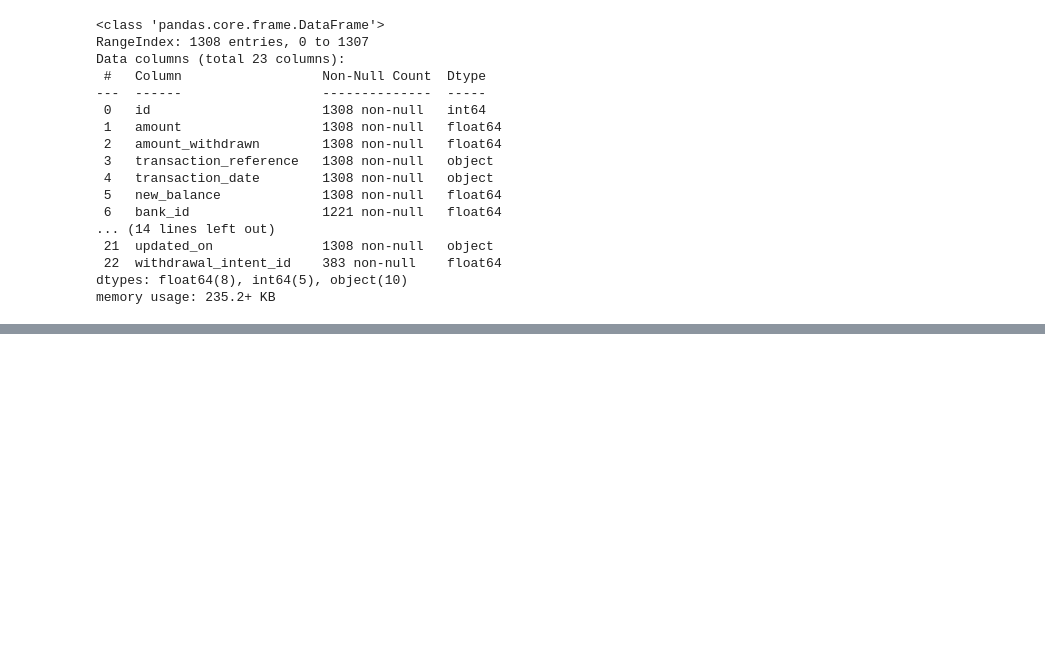
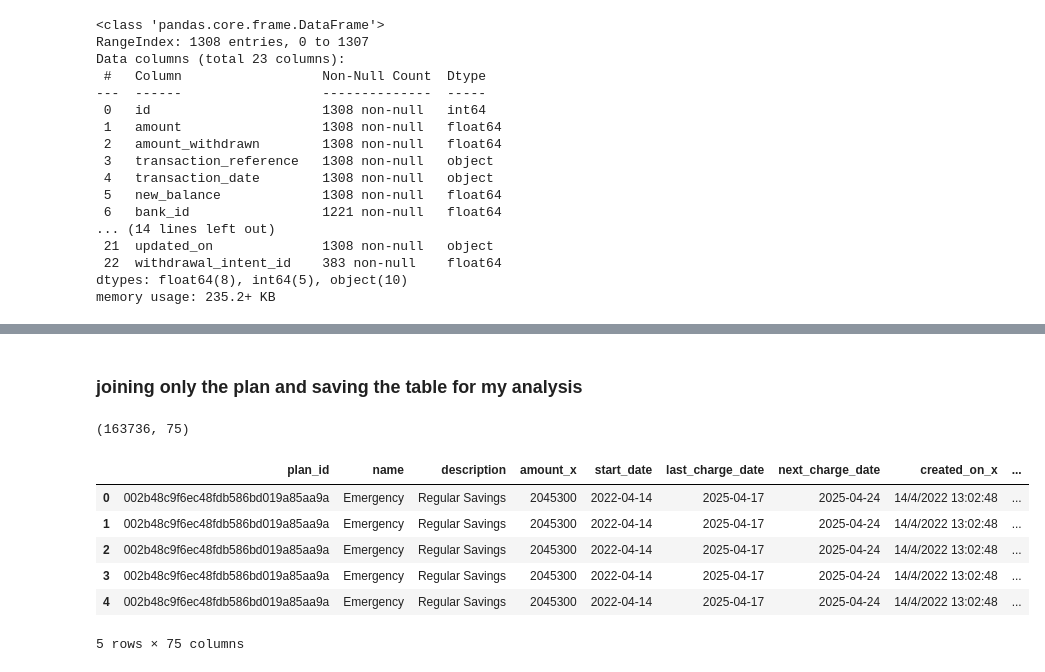
Before and after one commit to mancatha/DataAnalytics-Assessment, a Jupyter notebook: notebooh.ipynb, the cells around one changed output, grey strips where cells are left out. Saved outputs shown, nothing was run; the diff lists cells and outputs as text; code cells hidden in the pictures; blank space fills up the shorter version.

```diff
--- a/notebooh.ipynb
+++ b/notebooh.ipynb
@@ -88,0 +157,5 @@ memory usage: 235.2+ KB
+# %%
+#  Filling the  missing with a placeholder (e.g., January 1, 2000)
+plans_df[date_cols] = plans_df[date_cols].fillna(pd.Timestamp('2000-01-01'))
+# %%
+plans_df['debit_card'] = plans_df['debit_card'].fillna('N/A')
@@ -88,0 +204,12 @@ memory usage: 235.2+ KB
+# %%
+# Drop columns with too many nulls
+cols_to_drop = [
+    'verification_call_amount','verification_call_message','verification_call_code','verification_transaction_date',
+      'donor_id','description','source_bank_account'
+]
+saving_df = df_1.drop(columns=cols_to_drop)
+
+
+
+#  checking how many nulls remain
+saving_df.isnull().sum()
@@ -88,0 +240,16 @@ memory usage: 235.2+ KB
+# %%
+# Filling missing 'saving_id' - assuming it's a categorical ID, use placeholder
+saving_df['savings_id'] = saving_df['savings_id'].fillna('unknown_savings_id')
+
+# Fill missing 'card_billed_id' - also categorical ID
+saving_df['card_billed_id'] = saving_df['card_billed_id'].fillna('no_card')
+
+# Fill missing 'gateway_response_message' - text message, fill with "No response"
+saving_df['gateway_response_message'] = saving_df['gateway_response_message'].fillna('No response')
+
+# Fill missing 'payment_gateway' - fill with 'Unknown' or most frequent
+saving_df['payment_gateway'] = saving_df['payment_gateway'].fillna('Unknown')
+
+# Fill missing 'currency' - if most entries are the same (e.g., 'NGN'), fill with mode
+currency_mode = saving_df['currency'].mode()[0]
+saving_df['currency'] = saving_df['currency'].fillna(currency_mode)
@@ -88,0 +473,22 @@ memory usage: 235.2+ KB
+# %% [markdown]
+### joining only the plan and saving the table for my analysis
+# %%
+# Ensure the plan DataFrame has 'plan_id' as the column name
+# (if not already renamed)
+plans_df = plans_df.rename(columns={"id": "plan_id"})
+
+# Merge on plan_id only
+merged_df = plans_df.merge(saving_df, on="plan_id", how="inner")  # or use 'left'/'right'/'outer' as needed
+
+# Show result
+print(merged_df.shape)
+merged_df.head()
+# %% [output]
+(163736, 75)
+|  | plan_id | name | description | amount_x | start_date | last_charge_date | next_charge_date | created_on_x | ... |
+| 0 | 002b48c9f6ec48fdb586bd019a85aa9a | Emergency | Regular Savings | 2045300 | 2022-04-14 | 2025-04-17 | 2025-04-24 | 14/4/2022 13:02:48 | ... |
+| 1 | 002b48c9f6ec48fdb586bd019a85aa9a | Emergency | Regular Savings | 2045300 | 2022-04-14 | 2025-04-17 | 2025-04-24 | 14/4/2022 13:02:48 | ... |
+| 2 | 002b48c9f6ec48fdb586bd019a85aa9a | Emergency | Regular Savings | 2045300 | 2022-04-14 | 2025-04-17 | 2025-04-24 | 14/4/2022 13:02:48 | ... |
+| 3 | 002b48c9f6ec48fdb586bd019a85aa9a | Emergency | Regular Savings | 2045300 | 2022-04-14 | 2025-04-17 | 2025-04-24 | 14/4/2022 13:02:48 | ... |
+| 4 | 002b48c9f6ec48fdb586bd019a85aa9a | Emergency | Regular Savings | 2045300 | 2022-04-14 | 2025-04-17 | 2025-04-24 | 14/4/2022 13:02:48 | ... |
+5 rows × 75 columns
```
Also changed, not shown: parts of 32 cells of this notebook.
